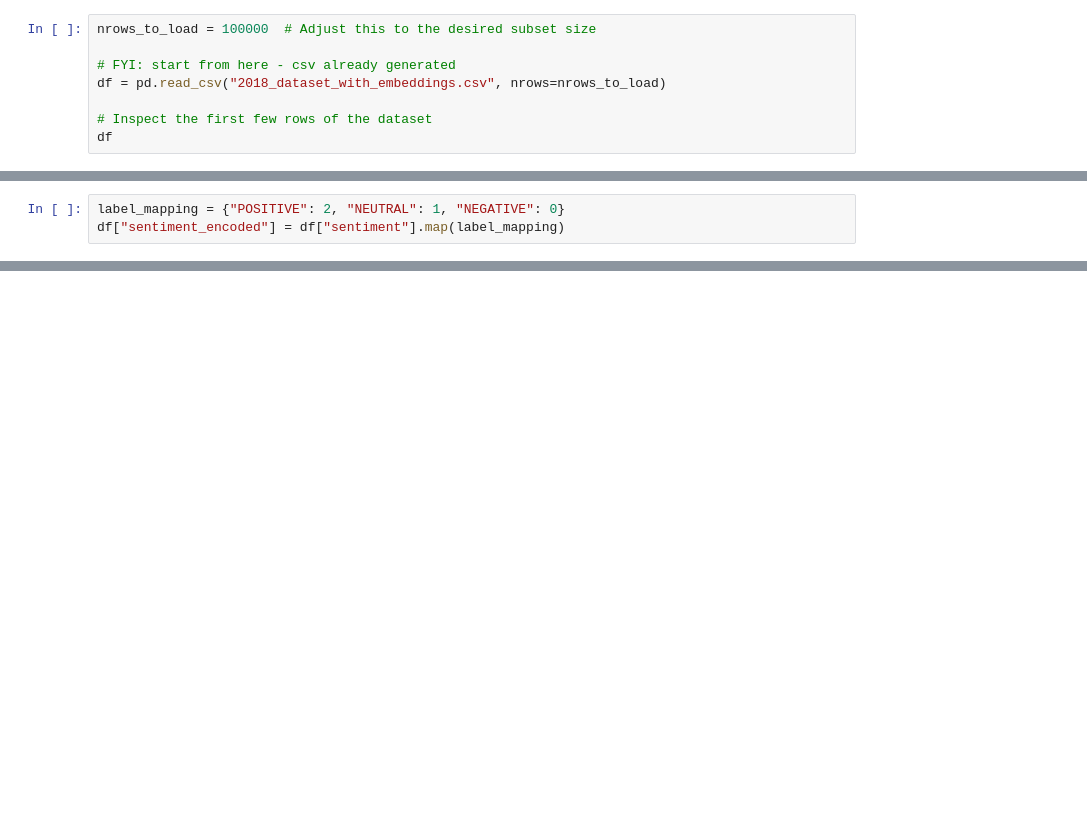
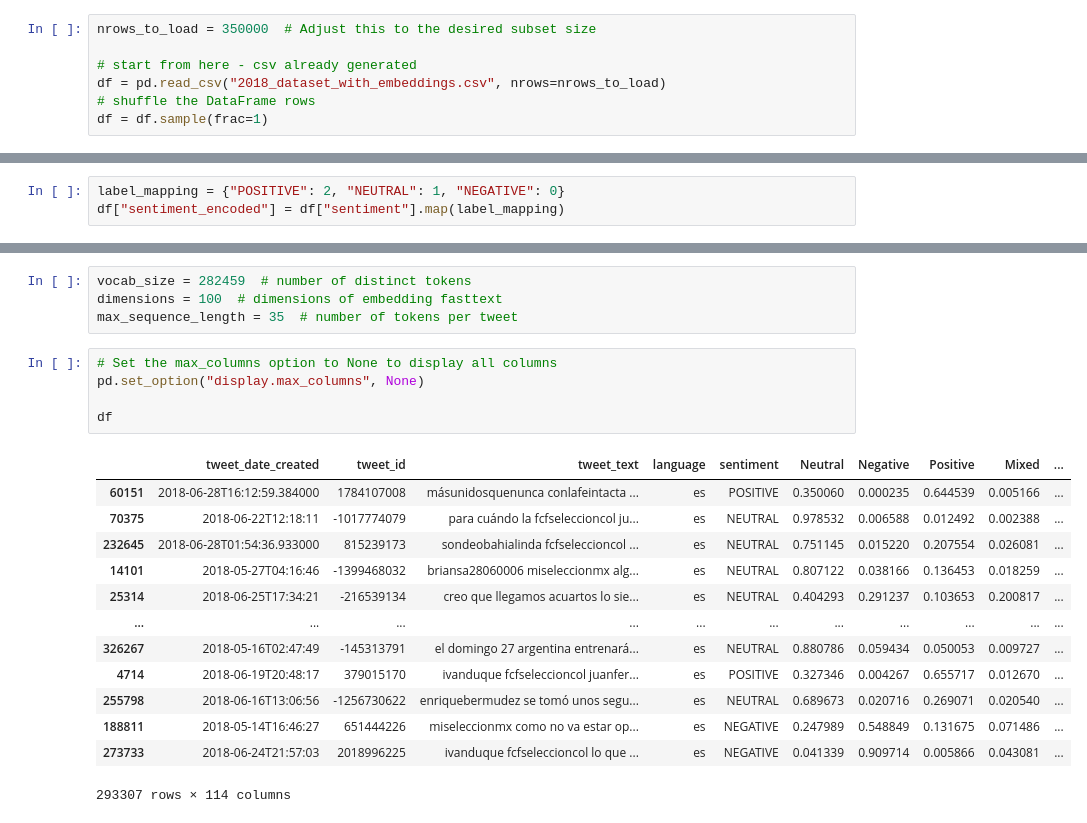
Before and after one commit to FrancoRossetti/trabajo-final-ucse, a Jupyter notebook: 3_dataset-preprocess/01_world-cup-2018-preprocess.ipynb, the cells around one changed output, grey strips where cells are left out. Saved outputs shown, nothing was run; the diff lists cells and outputs as text; blank space fills up the shorter version.

```diff
--- a/3_dataset-preprocess/01_world-cup-2018-preprocess.ipynb
+++ b/3_dataset-preprocess/01_world-cup-2018-preprocess.ipynb
@@ -149,10 +183,9 @@ df_worldcup_embeddings.to_csv('2018_dataset_with_embeddings.csv', index=False)
 # %%
 df_worldcup_embeddings
 # %%
-nrows_to_load = 100000  # Adjust this to the desired subset size
+nrows_to_load = 350000  # Adjust this to the desired subset size
 
-# FYI: start from here - csv already generated
+# start from here - csv already generated
 df = pd.read_csv("2018_dataset_with_embeddings.csv", nrows=nrows_to_load)
-
-# Inspect the first few rows of the dataset
-df
+# shuffle the DataFrame rows
+df = df.sample(frac=1)
@@ -246,0 +249,23 @@ Cross-Validation Scores: [0.76753701 0.77088448 0.76701629 0.76880161 0.76826365
+# %%
+vocab_size = 282459  # number of distinct tokens
+dimensions = 100  # dimensions of embedding fasttext
+max_sequence_length = 35  # number of tokens per tweet
+# %%
+# Set the max_columns option to None to display all columns
+pd.set_option("display.max_columns", None)
+
+df
+# %% [output]
+|  | tweet_date_created | tweet_id | tweet_text | language | sentiment | Neutral | Negative | Positive | Mixed | ... |
+| 60151 | 2018-06-28T16:12:59.384000 | 1784107008 | másunidosquenunca conlafeintacta ... | es | POSITIVE | 0.350060 | 0.000235 | 0.644539 | 0.005166 | ... |
+| 70375 | 2018-06-22T12:18:11 | -1017774079 | para cuándo la fcfseleccioncol ju... | es | NEUTRAL | 0.978532 | 0.006588 | 0.012492 | 0.002388 | ... |
+| 232645 | 2018-06-28T01:54:36.933000 | 815239173 | sondeobahialinda fcfseleccioncol ... | es | NEUTRAL | 0.751145 | 0.015220 | 0.207554 | 0.026081 | ... |
+| 14101 | 2018-05-27T04:16:46 | -1399468032 | briansa28060006 miseleccionmx alg... | es | NEUTRAL | 0.807122 | 0.038166 | 0.136453 | 0.018259 | ... |
+| 25314 | 2018-06-25T17:34:21 | -216539134 | creo que llegamos acuartos lo sie... | es | NEUTRAL | 0.404293 | 0.291237 | 0.103653 | 0.200817 | ... |
+| ... | ... | ... | ... | ... | ... | ... | ... | ... | ... | ... |
+| 326267 | 2018-05-16T02:47:49 | -145313791 | el domingo 27 argentina entrenará... | es | NEUTRAL | 0.880786 | 0.059434 | 0.050053 | 0.009727 | ... |
+| 4714 | 2018-06-19T20:48:17 | 379015170 | ivanduque fcfseleccioncol juanfer... | es | POSITIVE | 0.327346 | 0.004267 | 0.655717 | 0.012670 | ... |
+| 255798 | 2018-06-16T13:06:56 | -1256730622 | enriquebermudez se tomó unos segu... | es | NEUTRAL | 0.689673 | 0.020716 | 0.269071 | 0.020540 | ... |
+| 188811 | 2018-05-14T16:46:27 | 651444226 | miseleccionmx como no va estar op... | es | NEGATIVE | 0.247989 | 0.548849 | 0.131675 | 0.071486 | ... |
+| 273733 | 2018-06-24T21:57:03 | 2018996225 | ivanduque fcfseleccioncol lo que ... | es | NEGATIVE | 0.041339 | 0.909714 | 0.005866 | 0.043081 | ... |
+293307 rows × 114 columns
```
Also changed, not shown: parts of 25 cells of this notebook.
